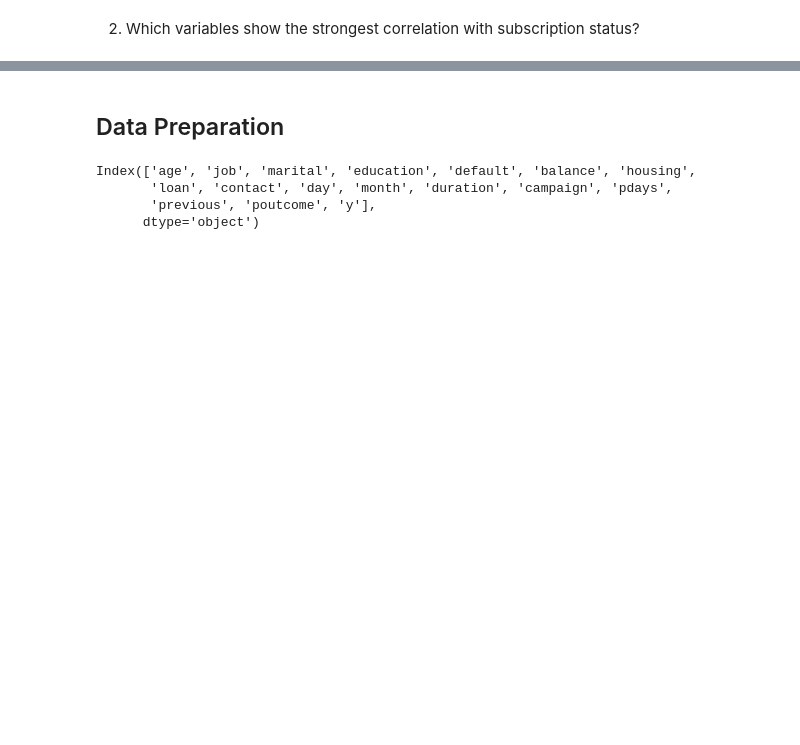
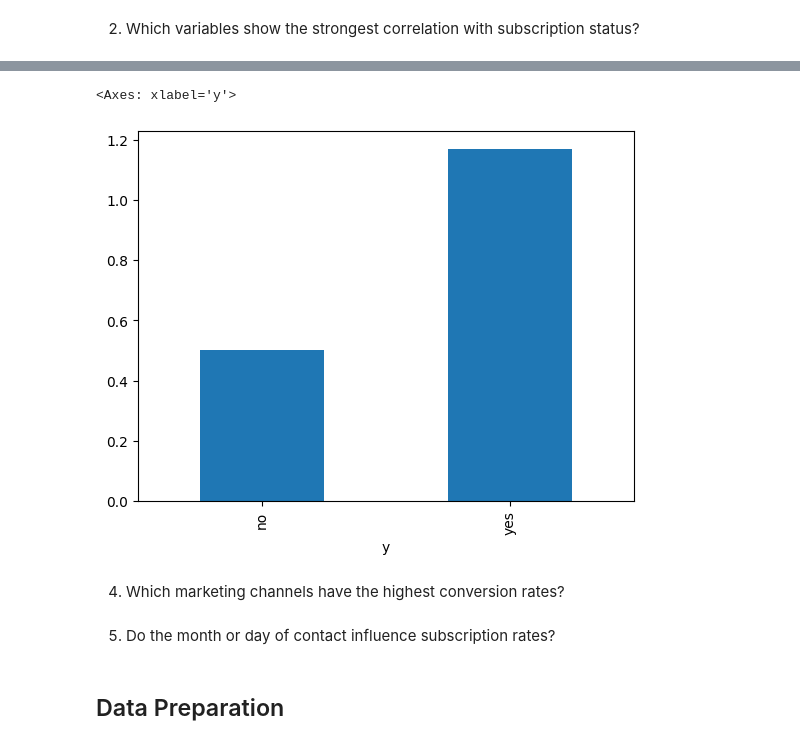
Before and after one commit to pk-aduyaw/term-deposit-subscription, a Jupyter notebook: project-code.ipynb, the cells around one changed output, grey strips where cells are left out. Cells and saved outputs as stored; diff of their text form; code cells hidden in the pictures; blank space fills up the shorter version.

```diff
--- a/project-code.ipynb
+++ b/project-code.ipynb
@@ -262,10 +300,11 @@ corr =
+# %%
+df.groupby("y")["previous"].mean().plot(kind='bar')
+# %% [output]
+<Axes: xlabel='y'>
+[figure, added]
+# %% [markdown]
+4. Which marketing channels have the highest conversion rates?
+# %% [markdown]
+5. Do the month or day of contact influence subscription rates?
 # %% [markdown]
 <h2>Data Preparation</h2>
-# %%
-column_names = df.columns
-column_names
-# %% [output]
-Index(['age', 'job', 'marital', 'education', 'default', 'balance', 'housing',
-       'loan', 'contact', 'day', 'month', 'duration', 'campaign', 'pdays',
-       'previous', 'poutcome', 'y'],
-      dtype='object')
```
Also changed, not shown: parts of 9 cells of this notebook.
